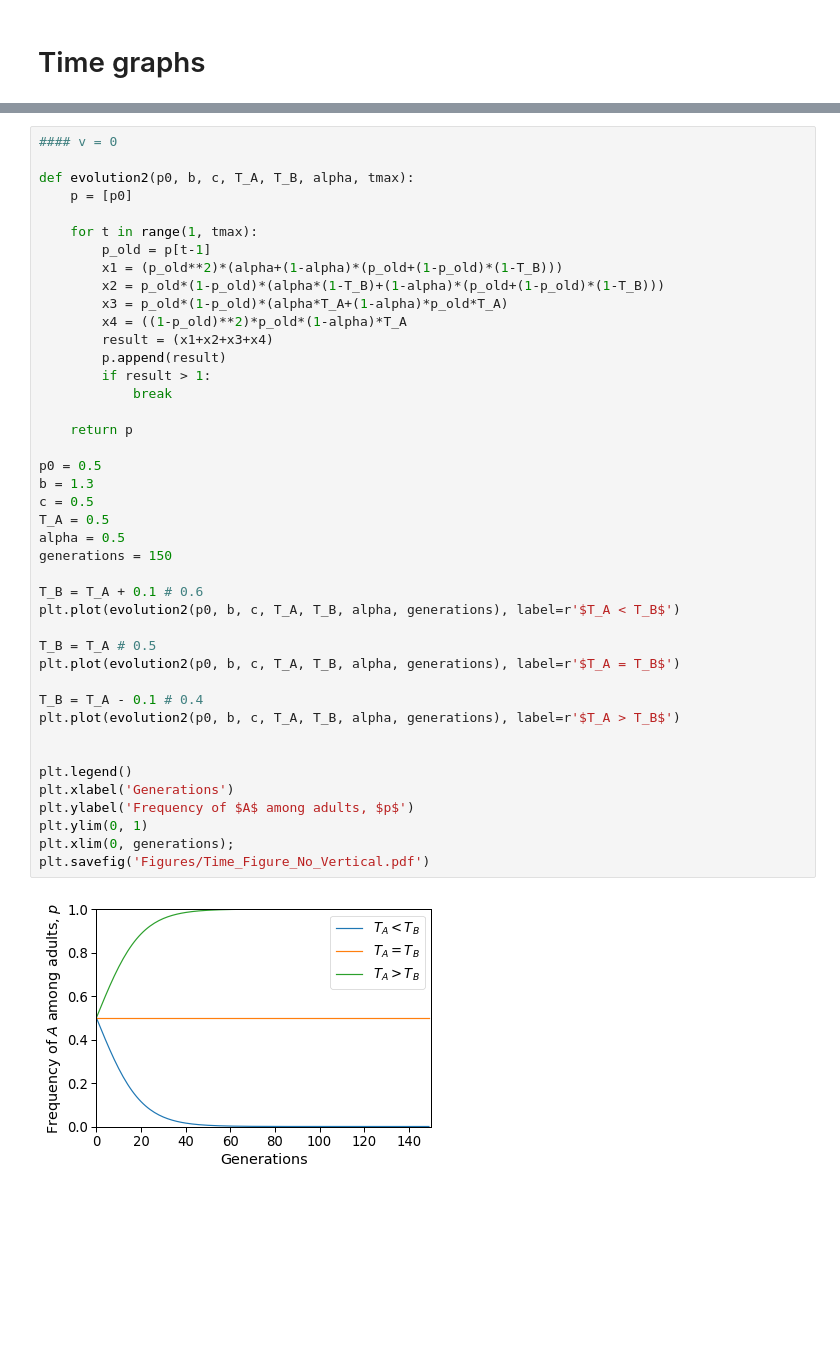
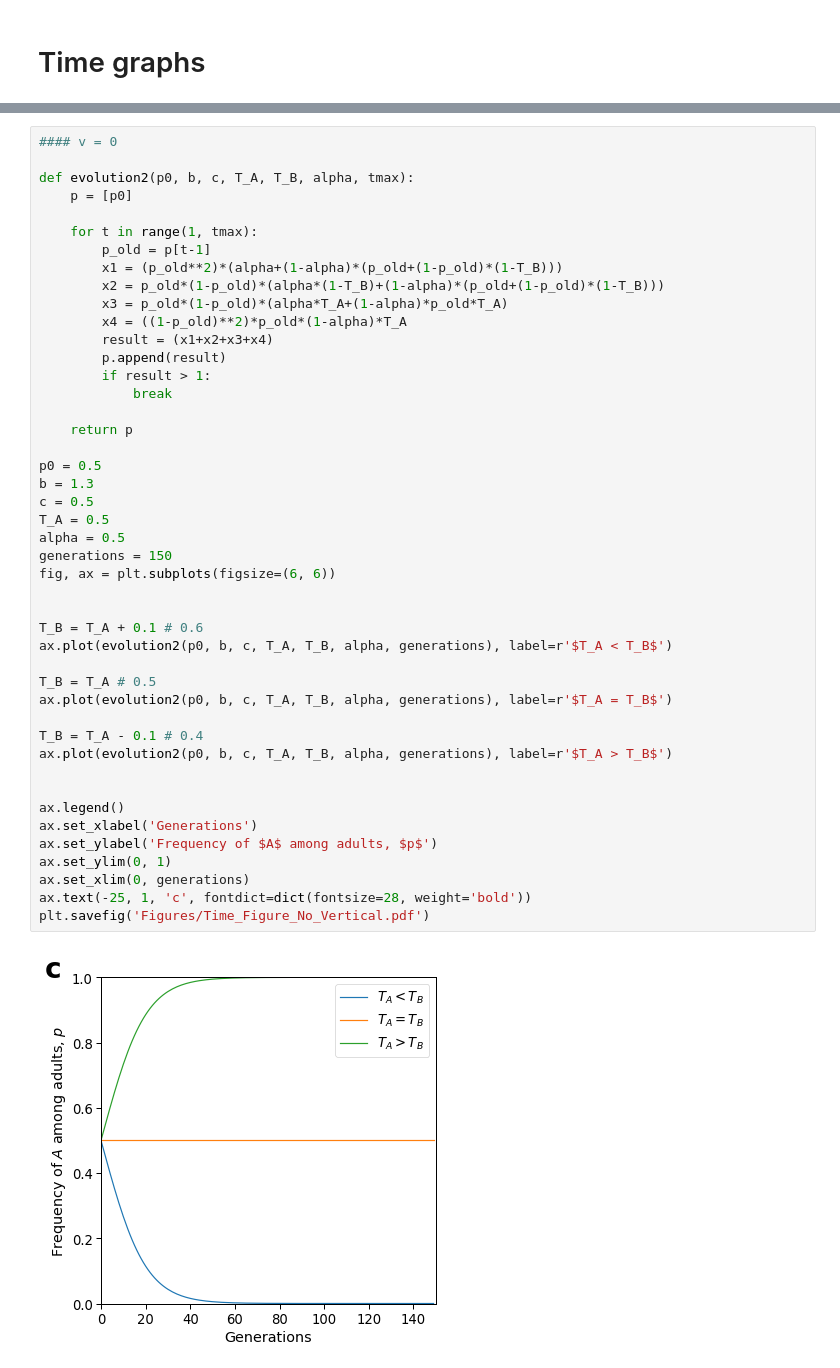
Before and after one commit to yoavram-lab/CulturalCooperation, a Jupyter notebook: ms/figures.ipynb, the cells around one changed output, grey strips where cells are left out. Cells and saved outputs as stored; diff of their text form; blank space fills up the shorter version.

```diff
--- a/ms/figures.ipynb
+++ b/ms/figures.ipynb
@@ -637,39 +643,42 @@ def evolution2(p0, b, c, T_A, T_B, alpha, tmax):
 
     for t in range(1, tmax):
         p_old = p[t-1]
         x1 = (p_old**2)*(alpha+(1-alpha)*(p_old+(1-p_old)*(1-T_B)))
         x2 = p_old*(1-p_old)*(alpha*(1-T_B)+(1-alpha)*(p_old+(1-p_old)*(1-T_B)))
         x3 = p_old*(1-p_old)*(alpha*T_A+(1-alpha)*p_old*T_A)
         x4 = ((1-p_old)**2)*p_old*(1-alpha)*T_A
         result = (x1+x2+x3+x4)
         p.append(result)
         if result > 1:
             break
 
     return p
 
 p0 = 0.5
 b = 1.3
 c = 0.5
 T_A = 0.5
 alpha = 0.5
 generations = 150
+fig, ax = plt.subplots(figsize=(6, 6))
+
 
 T_B = T_A + 0.1 # 0.6
-plt.plot(evolution2(p0, b, c, T_A, T_B, alpha, generations), label=r'$T_A < T_B$')
+ax.plot(evolution2(p0, b, c, T_A, T_B, alpha, generations), label=r'$T_A < T_B$')
 
 T_B = T_A # 0.5
-plt.plot(evolution2(p0, b, c, T_A, T_B, alpha, generations), label=r'$T_A = T_B$')
+ax.plot(evolution2(p0, b, c, T_A, T_B, alpha, generations), label=r'$T_A = T_B$')
 
 T_B = T_A - 0.1 # 0.4
-plt.plot(evolution2(p0, b, c, T_A, T_B, alpha, generations), label=r'$T_A > T_B$')
+ax.plot(evolution2(p0, b, c, T_A, T_B, alpha, generations), label=r'$T_A > T_B$')
 
 
-plt.legend()
-plt.xlabel('Generations')
-plt.ylabel('Frequency of $A$ among adults, $p$')
-plt.ylim(0, 1)
-plt.xlim(0, generations);
+ax.legend()
+ax.set_xlabel('Generations')
+ax.set_ylabel('Frequency of $A$ among adults, $p$')
+ax.set_ylim(0, 1)
+ax.set_xlim(0, generations)
+ax.text(-25, 1, 'c', fontdict=dict(fontsize=28, weight='bold'))
 plt.savefig('Figures/Time_Figure_No_Vertical.pdf')
 # %% [output]
-[figure, old version]
+[figure, new version]
```
Also changed, not shown: parts of 11 cells of this notebook, 21 other files.
